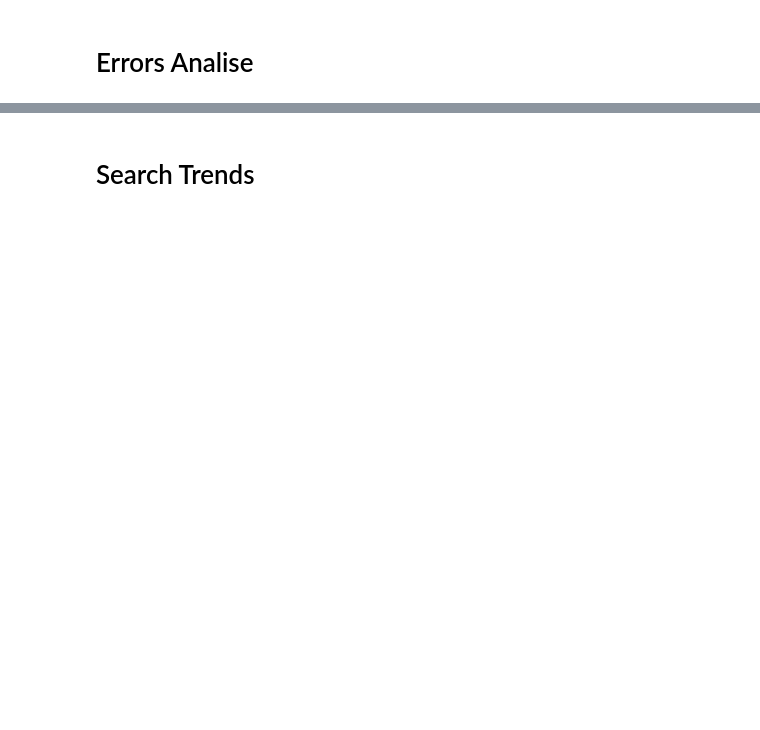
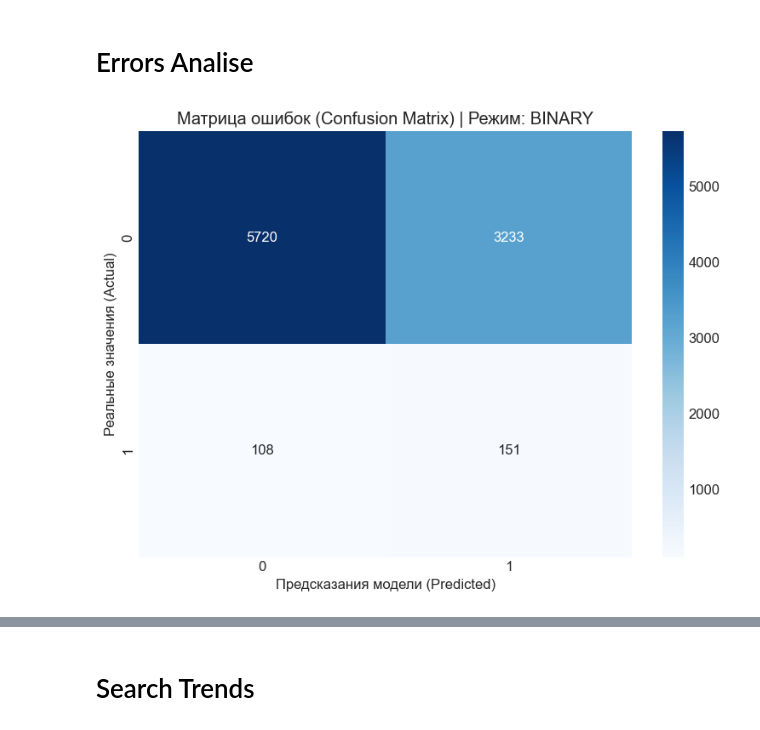
Before and after one commit to fenderfeniks/sber_autopodpiska, a Jupyter notebook: notebooks/4.0-error-analysis.ipynb, the cells around one changed output, grey strips where cells are left out. Drawn from its saved outputs; the diff is of its cells as text; code cells hidden in the pictures; blank space fills up the shorter version.

```diff
--- a/notebooks/4.0-error-analysis.ipynb
+++ b/notebooks/4.0-error-analysis.ipynb
@@ -90,0 +81,12 @@ model.load(str(models_dir / f"{model_name}_v{version}.cbm"))
+# %%
+# --- ЗАГРУЗКА АРТЕФАКТОВ ИЗ ПАПКИ MODELS ---
+models_dir = PROJECT_ROOT / cfg.paths.models_dir
+model_version = cfg.model.model_version
+preprocessor_version = cfg.data.tabular.preprocessing_version
+model_name = cfg.model.name
+
+print("Загрузка препроцессора и весов модели...")
+prep = joblib.load(models_dir / f"preprocessing_v{preprocessor_version}.pkl")
+
+model = get_model(cfg)
+model.load(str(models_dir / f"{model_name}_v{model_version}.cbm"))
@@ -93,24 +97,73 @@ model.load(str(models_dir / f"{model_name}_v{version}.cbm"))
 # %%
 X_val_clean = prep.transform(X_val)
 preds = model.predict(X_val_clean)
 
-task_type = cfg.data.tabular.task_type
+task_type = cfg.get('task_type', 'binary') # Безопасно берем из корня конфига
 
-# Создаем удобный датафрейм для анализа
-error_df = X_val.copy() # Берем сырые X_val, чтобы анализировать в понятных бизнес-терминах
+# Создаем базовый датафрейм для анализа
+error_df = X_val.copy()
 error_df['Actual'] = y_val.values
 error_df['Predicted'] = preds
 
-if task_type == 'regression':
-    # Для регрессии считаем абсолютную ошибку и остатки (Residuals)
-    error_df['Error'] = error_df['Predicted'] - error_df['Actual']
-    error_df['AbsError'] = error_df['Error'].abs()
-
-elif task_type in ['binary', 'multiclass']:
-    # Для классификации смотрим, угадал/не угадал
+# ============================================================================
+# ВЕТКА 1: БИНАРНАЯ ИЛИ МНОГОКЛАССОВАЯ КЛАССИФИКАЦИЯ (Матрица ошибок)
+# ============================================================================
+if task_type in ['binary', 'multiclass']:
     error_df['Is_Error'] = (error_df['Actual'] != error_df['Predicted']).astype(int)
 
     if hasattr(model, 'predict_proba') and task_type == 'binary':
         error_df['Probability'] = model.predict_proba(X_val_clean)[:, 1]
 
-error_df.head()
+    # Строим красивую матрицу ошибок (Confusion Matrix)
+    cm = confusion_matrix(error_df['Actual'], error_df['Predicted'])
+
+    plt.figure(figsize=(8, 6))
+    # Если классов много, аннотации автоматически адаптируются
+    sns.heatmap(
+        cm,
+        annot=True,
+        fmt='d',
+        cmap='Blues',
+        xticklabels=np.unique(error_df['Actual']),
+        yticklabels=np.unique(error_df['Actual'])
+    )
+    plt.title(f"Матрица ошибок (Confusion Matrix) | Режим: {task_type.upper()}")
+    plt.ylabel("Реальные значения (Actual)")
+    plt.xlabel("Предсказания модели (Predicted)")
+    plt.tight_layout()
+    plt.show()
+
+# ============================================================================
+# ВЕТКА 2: РЕГРЕССИЯ (Анализ остатков и плотности ошибок)
+# ============================================================================
+elif task_type == 'regression':
+    error_df['Error'] = error_df['Predicted'] - error_df['Actual']
+    error_df['AbsError'] = error_df['Error'].abs()
+
+    # Строим двухпанельный график анализа распределения ошибок
+    fig, axes = plt.subplots(1, 2, figsize=(16, 6))
+
+    # График 1: Scatter plot (Факт vs Предсказание) — идеальный прогноз идет по диагонали
+    sns.scatterplot(data=error_df, x='Actual', y='Predicted', alpha=PLOT_ALPHA, ax=axes[0])
+    max_val = max(error_df['Actual'].max(), error_df['Predicted'].max())
+    min_val = min(error_df['Actual'].min(), error_df['Predicted'].min())
+    axes[0].plot([min_val, max_val], [min_val, max_val], color='red', linestyle='--', label='Идеальный прогноз')
+    axes[0].set_title("Соотношение: Факт vs Предсказание")
+    axes[0].set_ylabel("Предсказано моделью")
+    axes[0].set_xlabel("Реальный таргет")
+    axes[0].legend()
+
+    # График 2: Распределение остатков (Где гуще всего ошибки)
+    sns.histplot(data=error_df, x='Error', kde=True, ax=axes[1], color='purple')
+    axes[1].axvline(0, color='red', linestyle='--')
+    axes[1].set_title("Распределение величины ошибок (Остатки / Residuals)")
+    axes[1].set_xlabel("Величина ошибки (Predicted - Actual)")
+    axes[1].set_ylabel("Количество строк")
+
+    plt.tight_layout()
+    plt.show()
+
+# Выводим первые строки для проверки схемы
+display(error_df.head())
+# %% [output]
+[figure, added]
```
Also changed, not shown: parts of 8 cells of this notebook, 24 other files.
